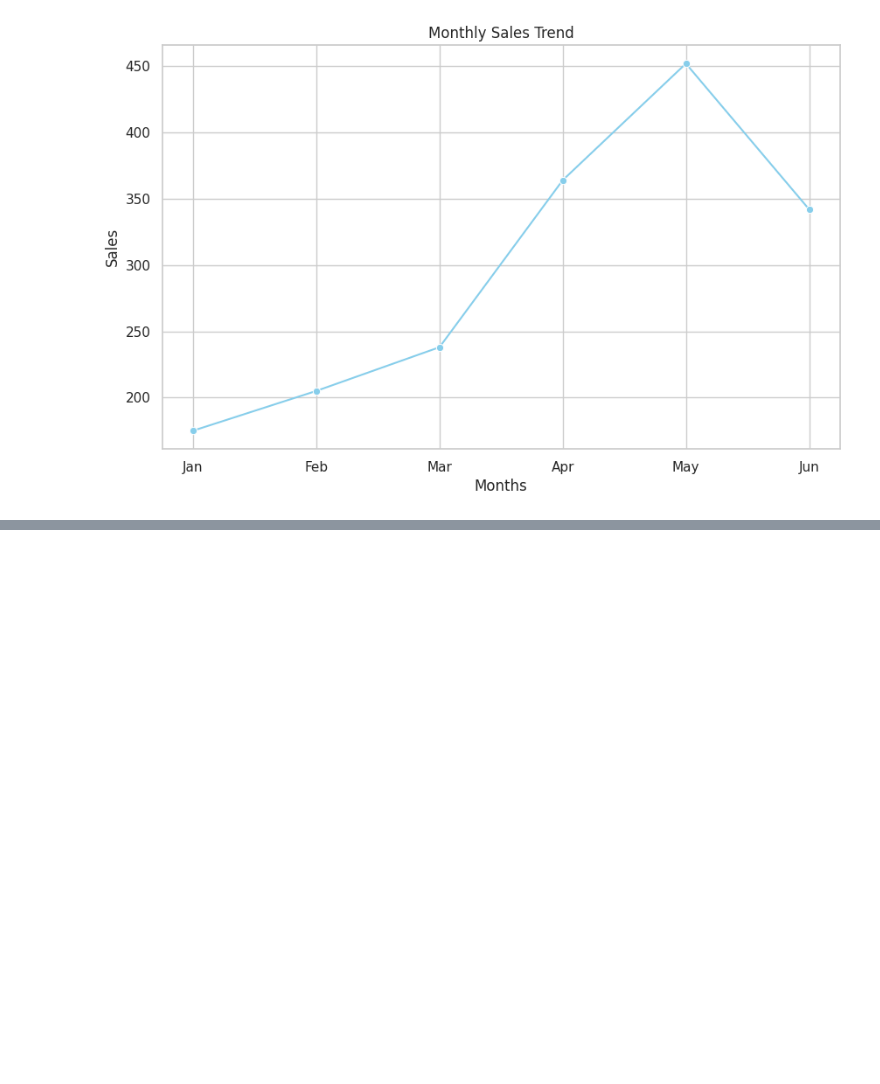
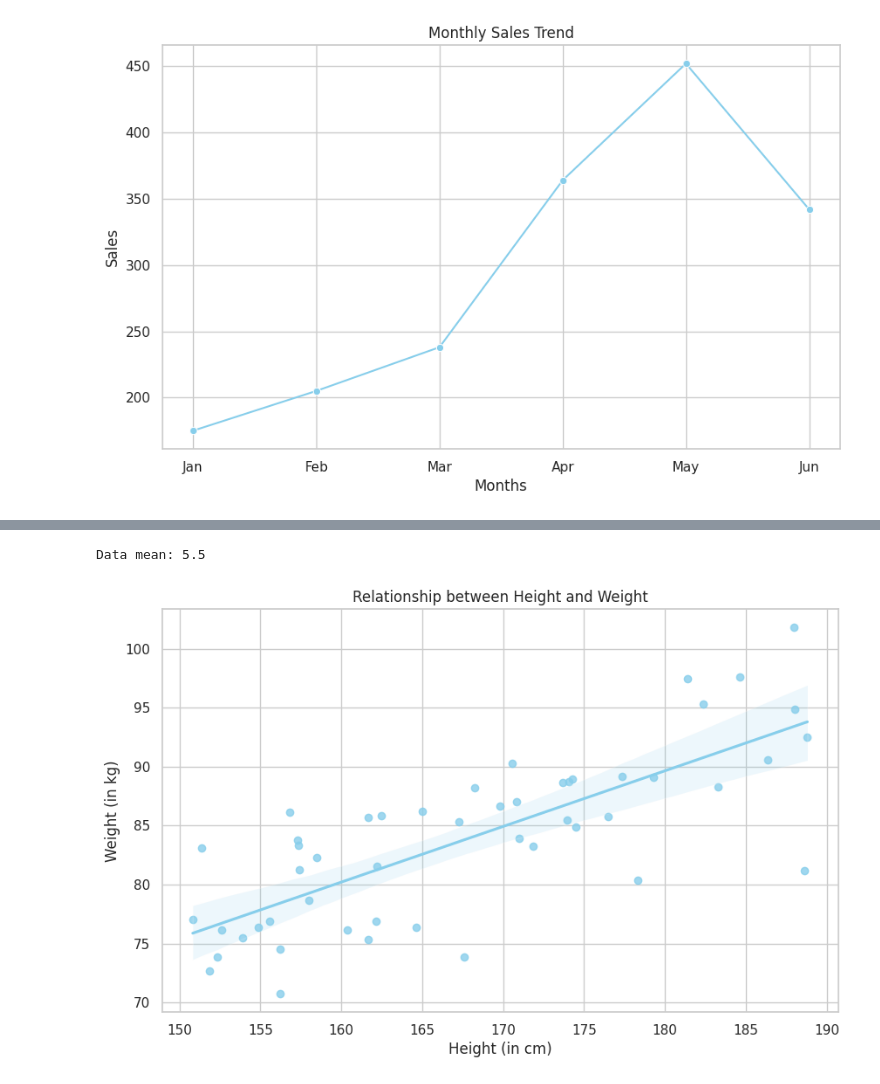
Before and after one commit to guilhermelaviola/IntegratingPracticesInDataScienceForBusiness, a Jupyter notebook: Class04.ipynb, the cells around one changed output, grey strips where cells are left out. Drawn from its saved outputs; the diff is of its cells as text; code cells hidden in the pictures; blank space fills up the shorter version.

```diff
--- a/Class04.ipynb
+++ b/Class04.ipynb
@@ -80,0 +99,33 @@ plt.show()
+# %%
+# Using NumPy to create an array and calculate its mean:
+data = np.array([1, 2, 3, 4, 5, 6, 7, 8, 9, 10])
+mean = np.mean(data)
+print(f'Data mean: {mean}')
+# %% [output]
+Data mean: 5.5
+# %%
+# Setting the seed for reproducibility:
+np.random.seed(42)
+
+# Generating fictitious height and weight data:
+height = np.random.uniform(150, 190, 50)
+weight = height * 0.5 + np.random.normal(0, 5, 50)
+
+# Creating a DataFrame with the data generated above:
+df = pd.DataFrame({
+    'Height': height,
+    'Weight': weight
+})
+# %%
+# Configuring the chart style:
+sns.set(style="whitegrid")
+
+# Creating a regression chart:
+plt.figure(figsize=(10, 6))
+sns.regplot(x='Height', y='Weight', data=df, color='skyblue')
+plt.title('Relationship between Height and Weight')
+plt.xlabel('Height (in cm)')
+plt.ylabel('Weight (in kg)')
+plt.show()
+# %% [output]
+[figure, added]
```
Also changed, not shown: parts of 12 cells of this notebook.
